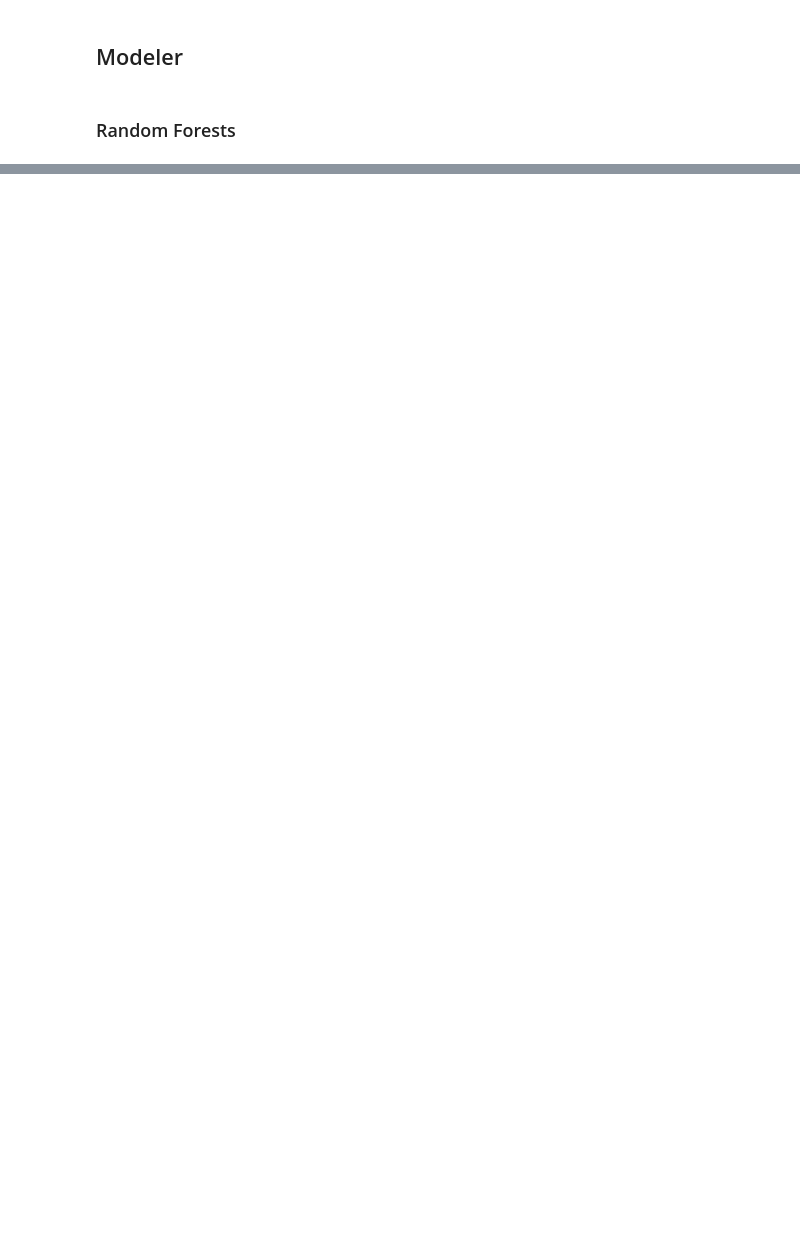
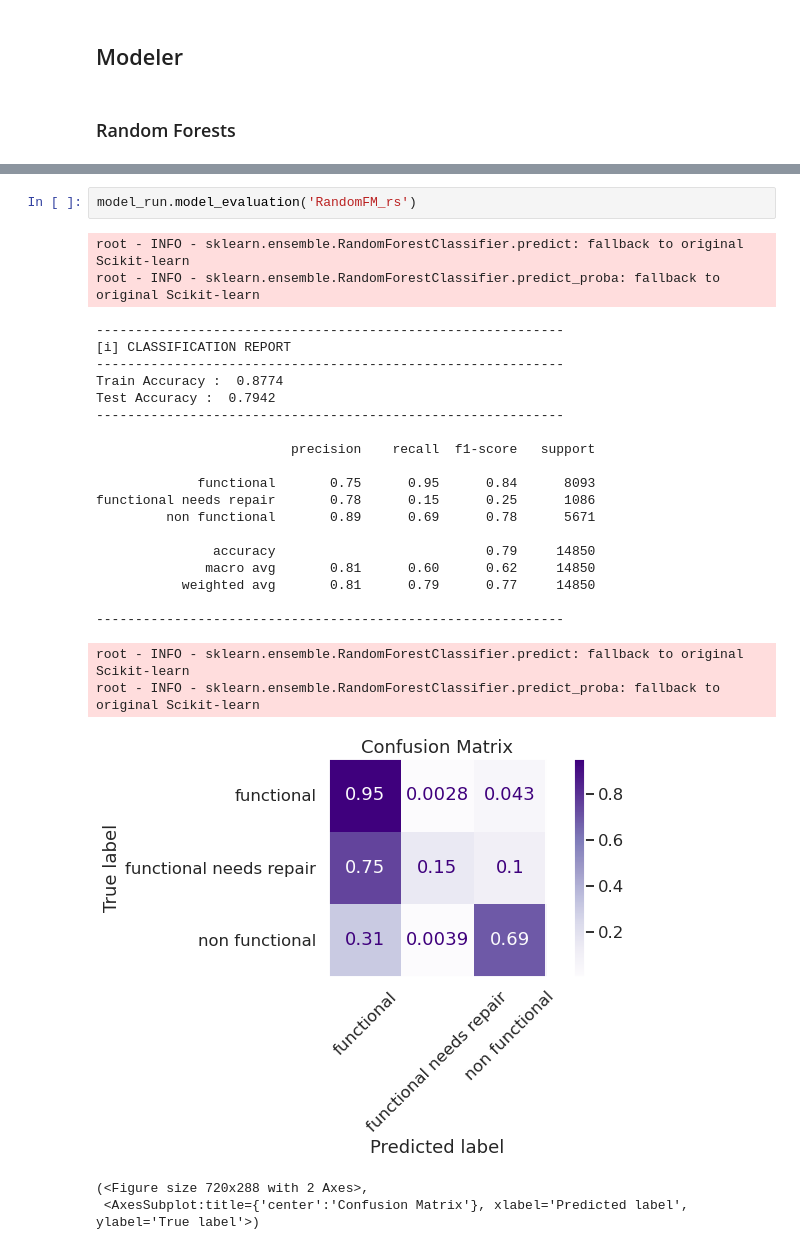
Before and after one commit to UpGoerFive/Tanzania-Well-Project, a Jupyter notebook: BaselineModels.ipynb, the cells around one changed output, grey strips where cells are left out. Cells and saved outputs as stored; diff of their text form; blank space fills up the shorter version.

```diff
--- a/BaselineModels.ipynb
+++ b/BaselineModels.ipynb
@@ -146 +159,29 @@ KeyError: 'train_output'
+# %%
+model_run.model_evaluation('RandomFM_rs')
+# %% [output]
+root - INFO - sklearn.ensemble.RandomForestClassifier.predict: fallback to original Scikit-learn
+root - INFO - sklearn.ensemble.RandomForestClassifier.predict_proba: fallback to original Scikit-learn
+------------------------------------------------------------
+[i] CLASSIFICATION REPORT
+------------------------------------------------------------
+Train Accuracy :  0.8774
+Test Accuracy :  0.7942
+------------------------------------------------------------
+
+                         precision    recall  f1-score   support
+
+             functional       0.75      0.95      0.84      8093
+functional needs repair       0.78      0.15      0.25      1086
+         non functional       0.89      0.69      0.78      5671
+
+               accuracy                           0.79     14850
+              macro avg       0.81      0.60      0.62     14850
+           weighted avg       0.81      0.79      0.77     14850
+
+------------------------------------------------------------
+root - INFO - sklearn.ensemble.RandomForestClassifier.predict: fallback to original Scikit-learn
+root - INFO - sklearn.ensemble.RandomForestClassifier.predict_proba: fallback to original Scikit-learn
+[figure, added]
+(<Figure size 720x288 with 2 Axes>,
+ <AxesSubplot:title={'center':'Confusion Matrix'}, xlabel='Predicted label', ylabel='True label'>)
 # %%
```
Also changed, not shown: parts of 7 cells of this notebook, 2 other files.
